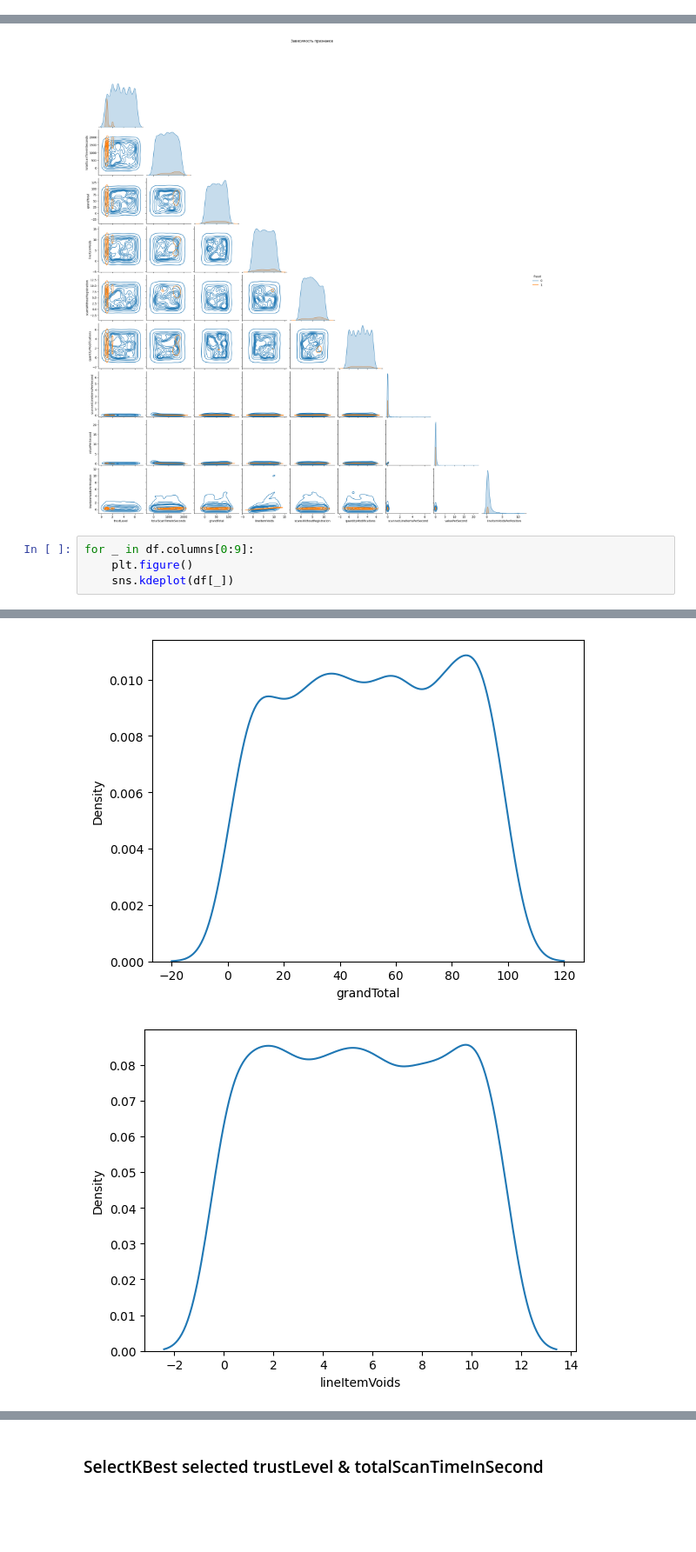
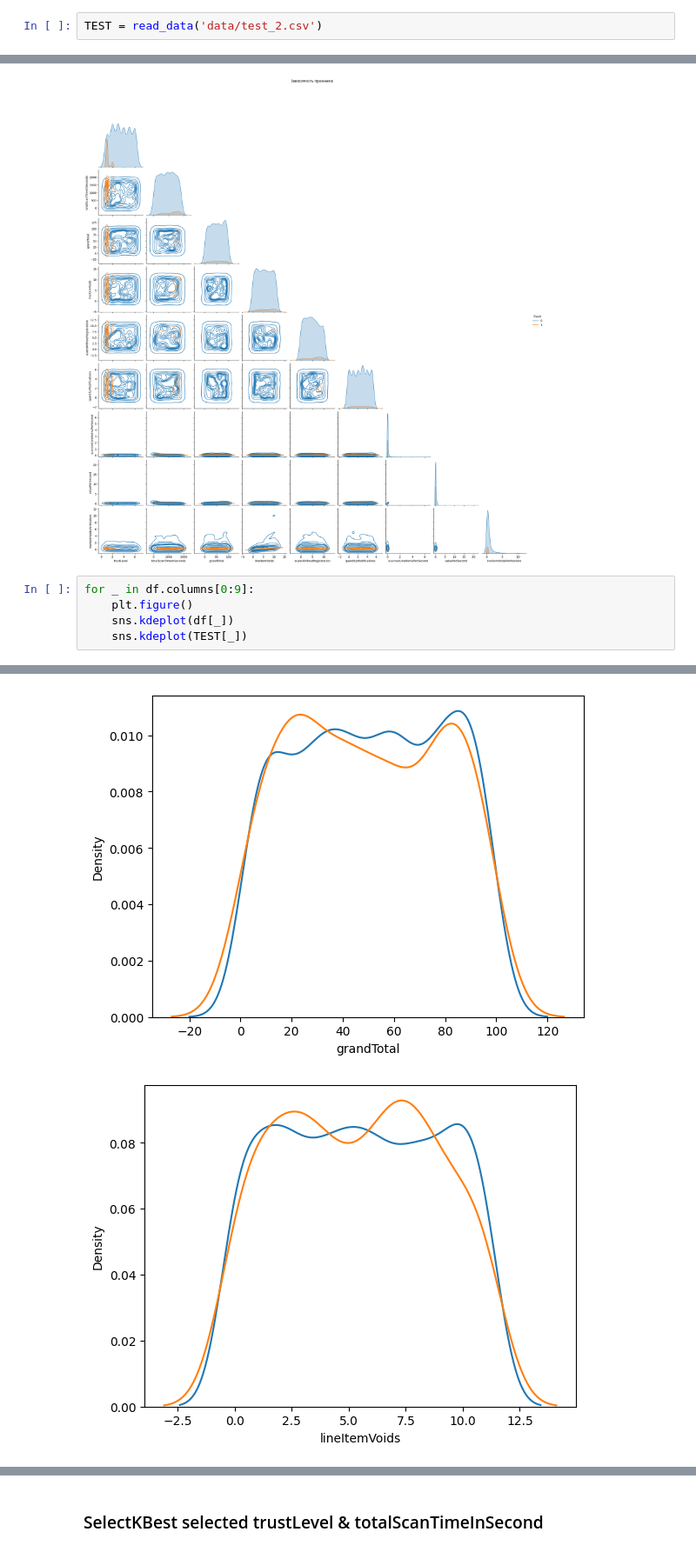
Before and after one commit to EfimowEgor/MMAD, a Jupyter notebook: eda.ipynb, the cells around one changed output, grey strips where cells are left out. Shown at 87% size. Drawn from its saved outputs; the diff is of its cells as text; blank space fills up the shorter version.

Commit message:
Test & train distribution

```diff
--- a/eda.ipynb
+++ b/eda.ipynb
@@ -43,6 +43,8 @@ def OHE(df):
     return df
 # %%
 df = read_data('data/train_2.csv')
+# %%
+TEST = read_data('data/test_2.csv')
 # %%
 contain_nan(df)
 # %% [output]
@@ -66,4 +68,5 @@ sns.pairplot(df, hue='fraud', corner=True, kind='kde').fig.suptitle('Завис
 for _ in df.columns[0:9]:
     plt.figure()
     sns.kdeplot(df[_])
+    sns.kdeplot(TEST[_])
 # %% [output]
@@ -72,2 +75,2 @@ for _ in df.columns[0:9]:
-[figure, old version]
+[figure, new version]
-[figure, old version]
+[figure, new version]
```
Also changed, not shown: parts of 2 cells of this notebook.
